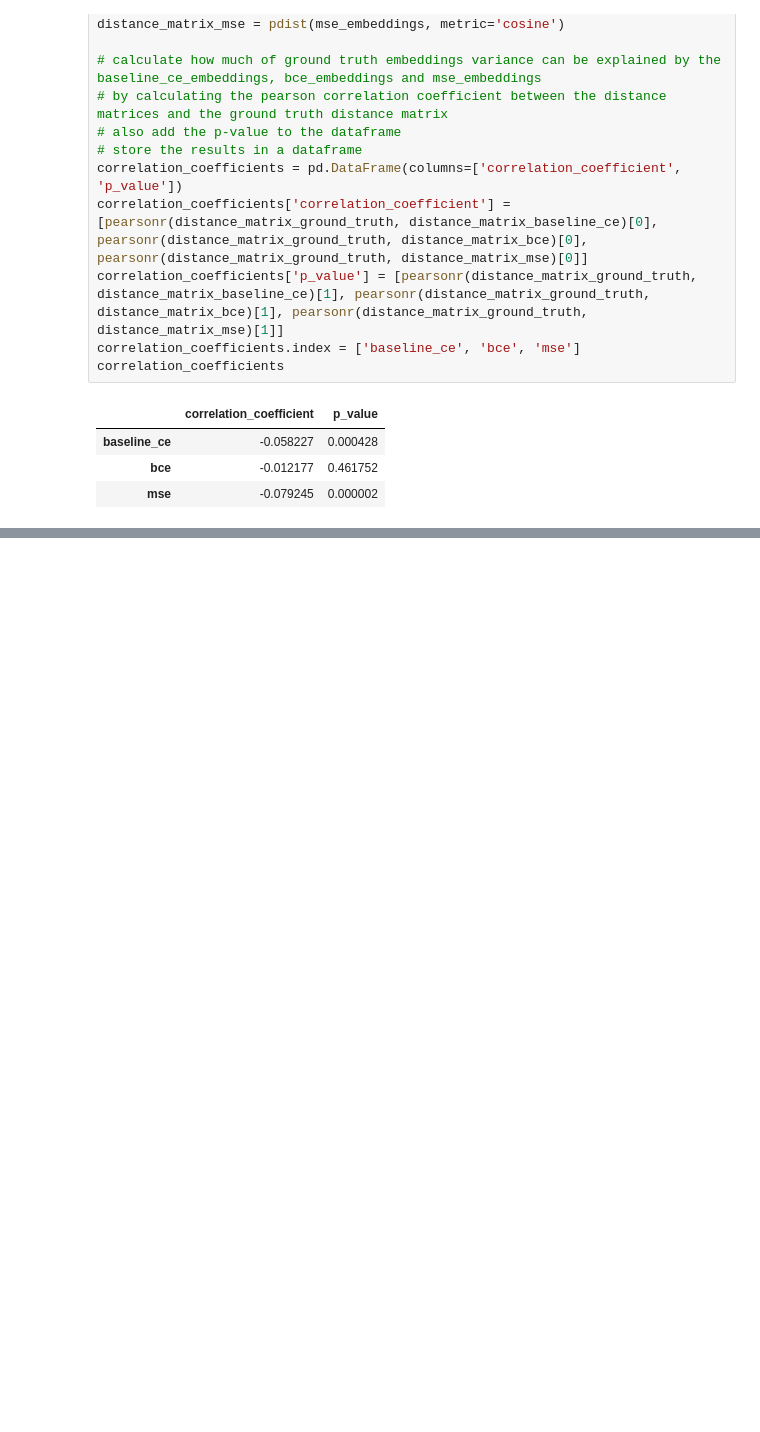
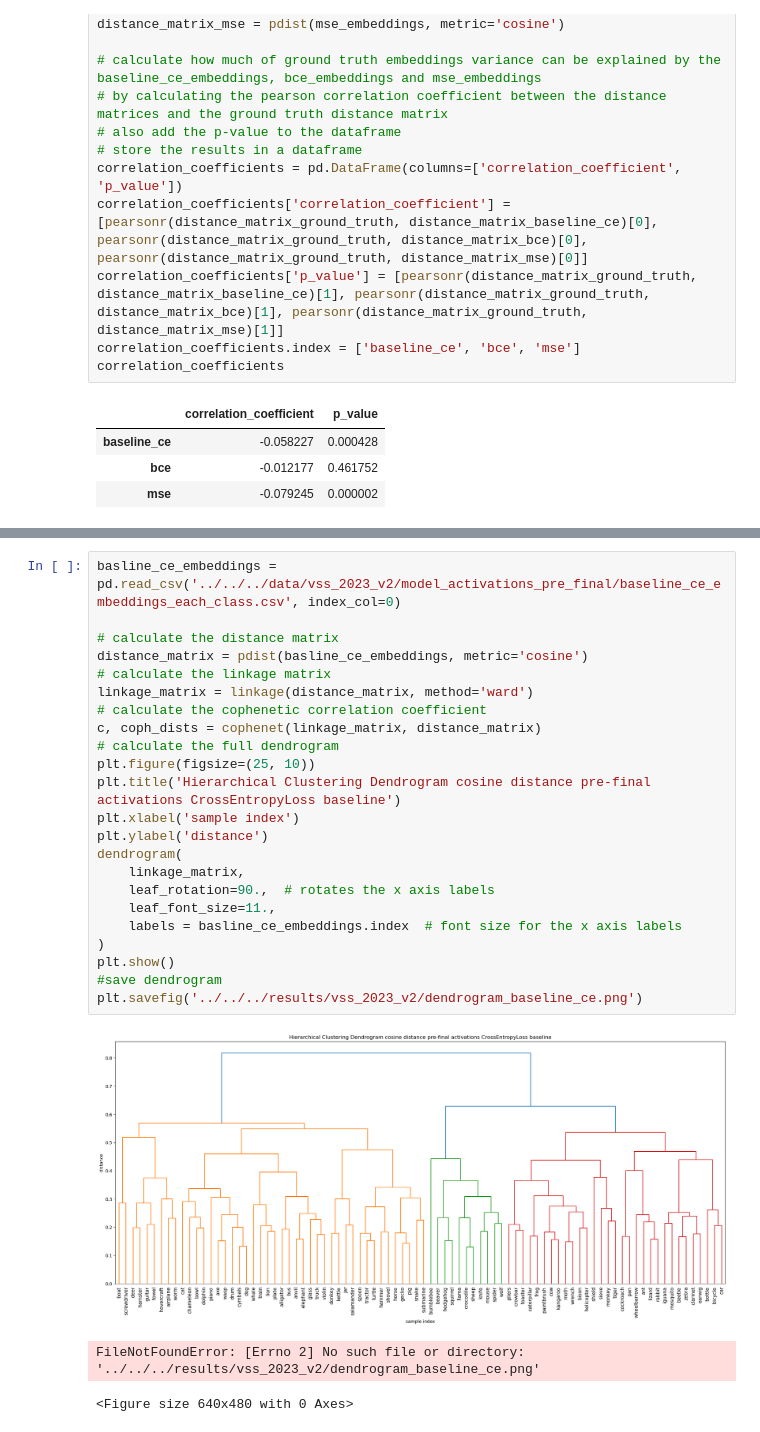
Before and after one commit to siddsuresh97/vision_robustness_using_semantic_norms, a Jupyter notebook: scripts/jupyter/vss_2023/vss_2023.ipynb, the cells around one changed output, grey strips where cells are left out. Saved outputs shown, nothing was run; the diff lists cells and outputs as text; blank space fills up the shorter version.

```diff
--- a/scripts/jupyter/vss_2023/vss_2023.ipynb
+++ b/scripts/jupyter/vss_2023/vss_2023.ipynb
@@ -222,0 +337,27 @@ correlation_coefficients
+# %%
+basline_ce_embeddings = pd.read_csv('../../../data/vss_2023_v2/model_activations_pre_final/baseline_ce_embeddings_each_class.csv', index_col=0)
+
+# calculate the distance matrix
+distance_matrix = pdist(basline_ce_embeddings, metric='cosine')
+# calculate the linkage matrix
+linkage_matrix = linkage(distance_matrix, method='ward')
+# calculate the cophenetic correlation coefficient
+c, coph_dists = cophenet(linkage_matrix, distance_matrix)
+# calculate the full dendrogram
+plt.figure(figsize=(25, 10))
+plt.title('Hierarchical Clustering Dendrogram cosine distance pre-final activations CrossEntropyLoss baseline')
+plt.xlabel('sample index')
+plt.ylabel('distance')
+dendrogram(
+    linkage_matrix,
+    leaf_rotation=90.,  # rotates the x axis labels
+    leaf_font_size=11.,
+    labels = basline_ce_embeddings.index  # font size for the x axis labels
+)
+plt.show()
+#save dendrogram
+plt.savefig('../../../results/vss_2023_v2/dendrogram_baseline_ce.png')
+# %% [output]
+[figure, added]
+FileNotFoundError: [Errno 2] No such file or directory: '../../../results/vss_2023_v2/dendrogram_baseline_ce.png'
+<Figure size 640x480 with 0 Axes>
```
Also changed, not shown: parts of 23 cells of this notebook, 10 other files.
